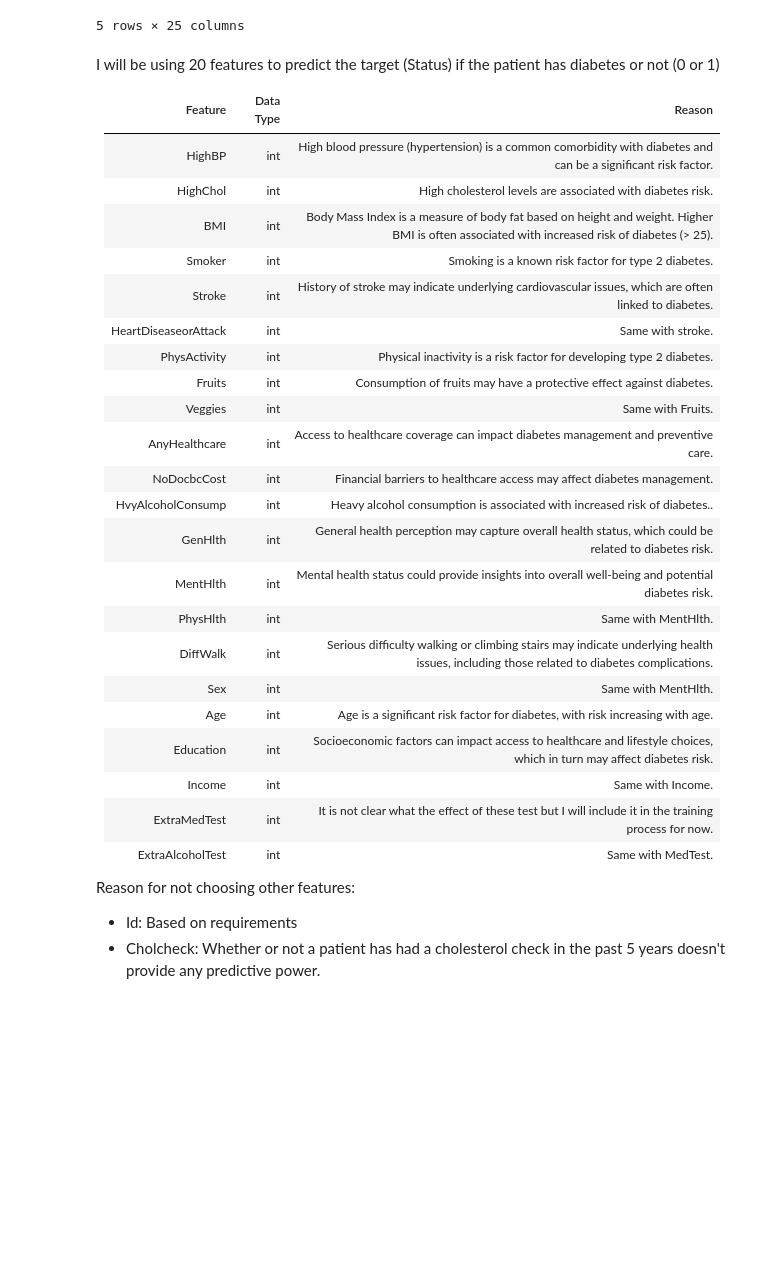
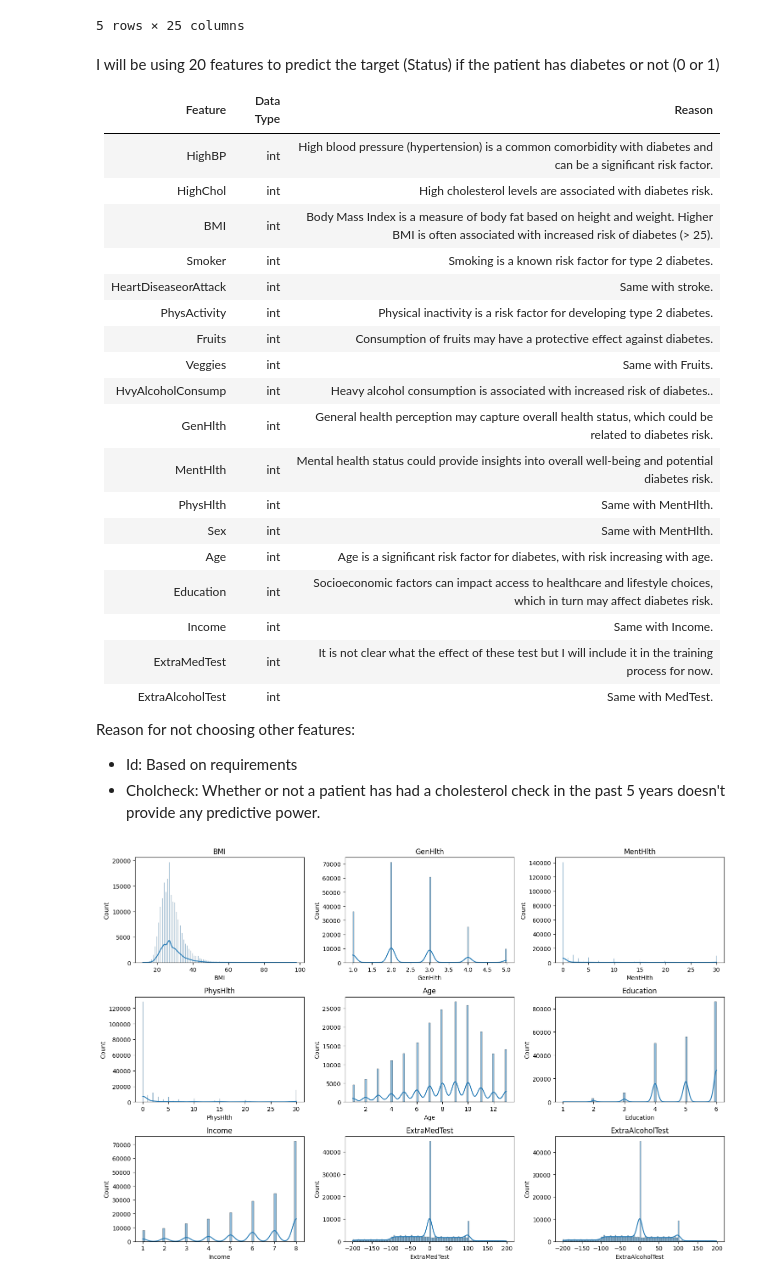
Before and after one commit to NgDK27/ML-A1, a Jupyter notebook: notebooks/1.EDA.ipynb, the cells around one changed output. Cells and saved outputs as stored; diff of their text form; code cells hidden in the pictures; blank space fills up the shorter version.

```diff
--- a/notebooks/1.EDA.ipynb
+++ b/notebooks/1.EDA.ipynb
@@ -167,18 +167,14 @@ I will be using 20 features to predict the target (Status) if the patient has di
 | HighChol      | int       | High cholesterol levels are associated with diabetes risk. |
 | BMI     | int       | Body Mass Index is a measure of body fat based on height and weight. Higher BMI is often associated with increased risk of diabetes (> 25). |
 | Smoker      | int       | Smoking is a known risk factor for type 2 diabetes. |
-| Stroke     | int       | History of stroke may indicate underlying cardiovascular issues, which are often linked to diabetes. |
 | HeartDiseaseorAttack    | int     | Same with stroke.  |
 | PhysActivity    | int     | Physical inactivity is a risk factor for developing type 2 diabetes. |
 | Fruits     | int       | Consumption of fruits may have a protective effect against diabetes. |
 | Veggies     | int       | Same with Fruits. |
-| AnyHealthcare     | int       | Access to healthcare coverage can impact diabetes management and preventive care. |
-| NoDocbcCost     | int       | Financial barriers to healthcare access may affect diabetes management. |
 | HvyAlcoholConsump     | int       | Heavy alcohol consumption is associated with increased risk of diabetes.. |
 | GenHlth     | int       | General health perception may capture overall health status, which could be related to diabetes risk. |
 | MentHlth     | int       | Mental health status could provide insights into overall well-being and potential diabetes risk. |
 | PhysHlth     | int       | Same with MentHlth. |
-| DiffWalk    | int       | Serious difficulty walking or climbing stairs may indicate underlying health issues, including those related to diabetes complications. |
 | Sex     | int       | Same with MentHlth. |
 | Age     | int       | Age is a significant risk factor for diabetes, with risk increasing with age. |
 | Education    | int       | Socioeconomic factors can impact access to healthcare and lifestyle choices, which in turn may affect diabetes risk. |
@@ -192,8 +188,22 @@ Reason for not choosing other features:
 - Id: Based on requirements
 - Cholcheck: Whether or not a patient has had a cholesterol check in the past 5 years doesn't provide any predictive power.
 # %%
-df_train = df_train.drop(columns=['Id', 'CholCheck'])
-df_test = df_test.drop(columns=['Id', 'CholCheck', 'Status'])
+df_train = df_train.drop(columns=['Id', 'CholCheck', 'Stroke', 'AnyHealthcare', 'NoDocbcCost', 'DiffWalk'])
+df_test = df_test.drop(columns=['Id', 'CholCheck', 'Stroke', 'AnyHealthcare', 'NoDocbcCost', 'DiffWalk', 'Status'])
+# %%
+numerical_features = ['BMI', 'GenHlth', 'MentHlth', 'PhysHlth', 'Age', 'Education', 'Income',
+                      'ExtraMedTest', 'ExtraAlcoholTest']
+
+# Plot histograms for numerical features
+plt.figure(figsize=(15, 10))
+for i, feature in enumerate(numerical_features, 1):
+    plt.subplot(3, 3, i)
+    sns.histplot(df_train[feature], kde=True)
+    plt.title(feature)
+plt.tight_layout()
+plt.show()
+# %% [output]
+[figure, added]
 # %%
 print(f"'TRAIN DATA MIN'\n{df_train.min()}")
 # %% [output]
```
Also changed, not shown: parts of 3 cells of this notebook, 8 other files.
